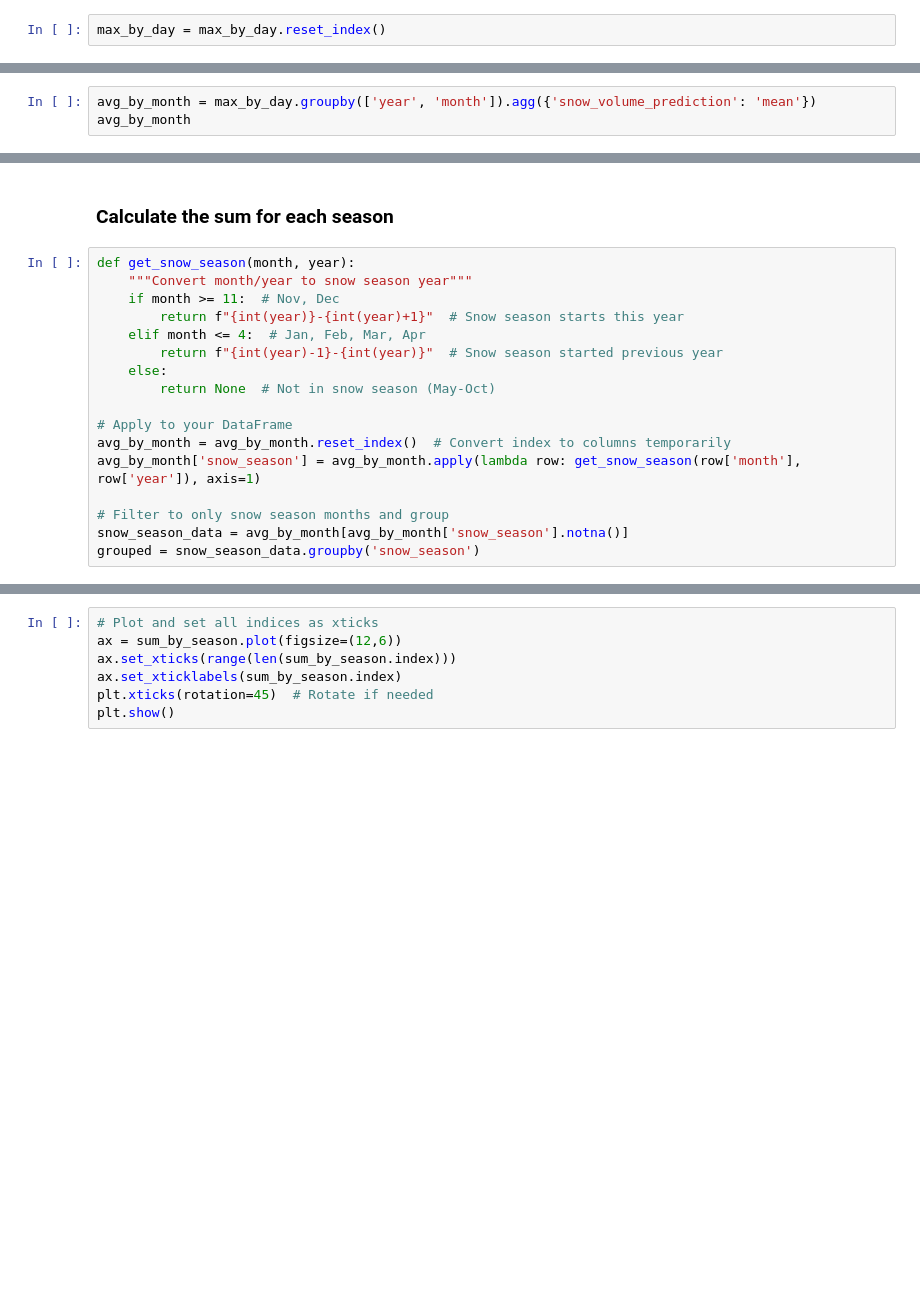
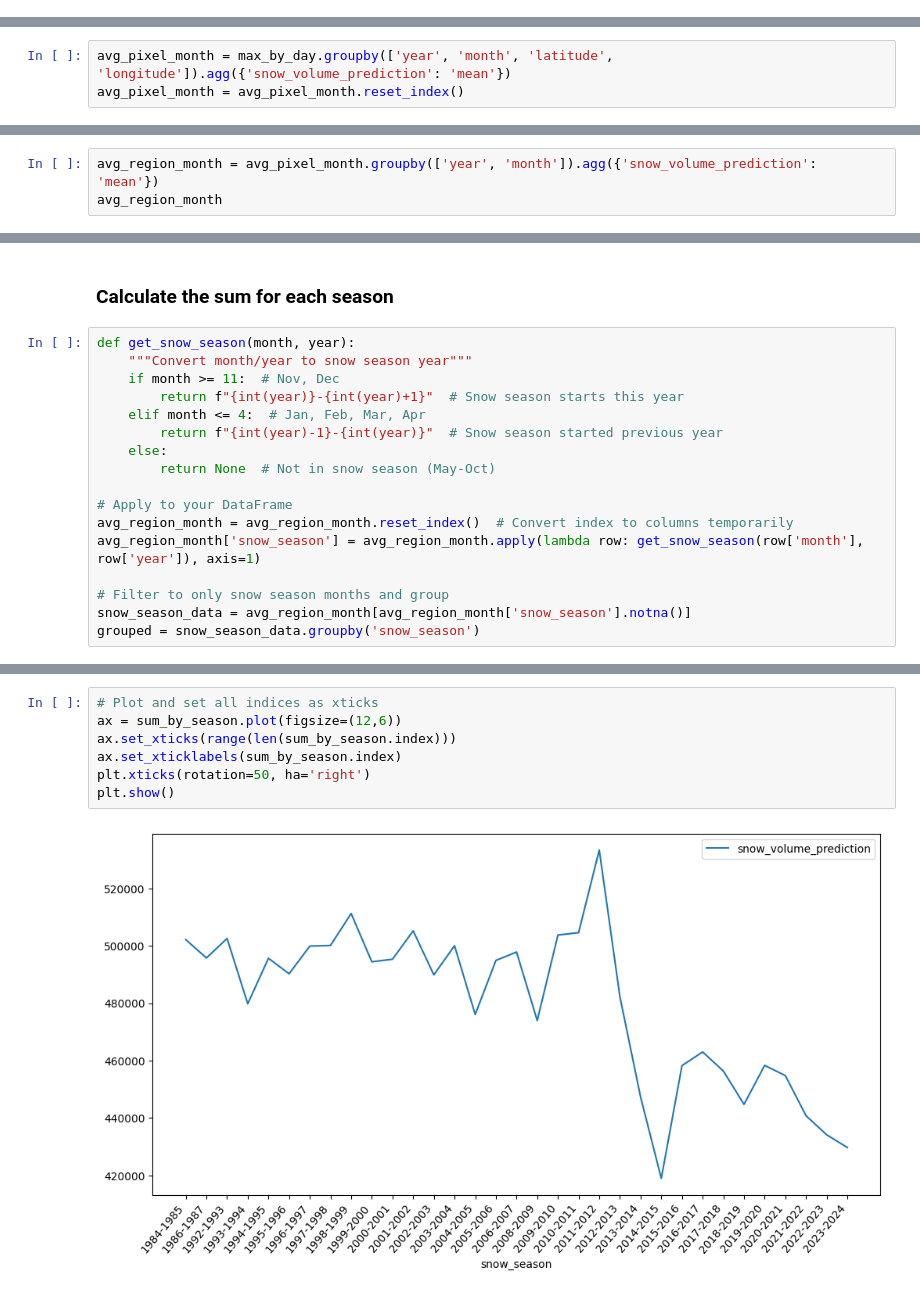
Before and after one commit to abarciauskas-bgse/snow-depth-estimation, a Jupyter notebook: 04_estimate_snow.ipynb, the cells around one changed output, grey strips where cells are left out. Saved outputs shown, nothing was run; the diff lists cells and outputs as text; blank space fills up the shorter version.

```diff
--- a/04_estimate_snow.ipynb
+++ b/04_estimate_snow.ipynb
@@ -100,5 +104,3 @@ for daily_index in max_by_day.index.unique():
 # Then we can sum those up to get the total area of snow for each year.
 area_of_each_pixel = 30 * 30
 max_by_day['snow_volume_prediction'] = max_by_day['snow_depth_prediction'] * area_of_each_pixel
-# %%
-max_by_day = max_by_day.reset_index()
@@ -105 +111,4 @@ max_by_day = max_by_day.reset_index()
+# %%
+avg_pixel_month = max_by_day.groupby(['year', 'month', 'latitude', 'longitude']).agg({'snow_volume_prediction': 'mean'})
+avg_pixel_month = avg_pixel_month.reset_index()
 # %%
@@ -128,5 +138,5 @@ fig.show()
 # %% [markdown]
 ### Calculate the monthly average across the daily max volume
 # %%
-avg_by_month = max_by_day.groupby(['year', 'month']).agg({'snow_volume_prediction': 'mean'})
-avg_by_month
+avg_region_month = avg_pixel_month.groupby(['year', 'month']).agg({'snow_volume_prediction': 'mean'})
+avg_region_month
@@ -143,11 +168,11 @@ def get_snow_season(month, year):
         return None  # Not in snow season (May-Oct)
 
 # Apply to your DataFrame
-avg_by_month = avg_by_month.reset_index()  # Convert index to columns temporarily
-avg_by_month['snow_season'] = avg_by_month.apply(lambda row: get_snow_season(row['month'], row['year']), axis=1)
+avg_region_month = avg_region_month.reset_index()  # Convert index to columns temporarily
+avg_region_month['snow_season'] = avg_region_month.apply(lambda row: get_snow_season(row['month'], row['year']), axis=1)
 
 # Filter to only snow season months and group
-snow_season_data = avg_by_month[avg_by_month['snow_season'].notna()]
+snow_season_data = avg_region_month[avg_region_month['snow_season'].notna()]
 grouped = snow_season_data.groupby('snow_season')
 # %%
 filter_incomplete_seasons = grouped.filter(lambda group: len(group) == 6, dropna=True)
@@ -156,7 +200,9 @@ sum_by_season
 # %%
 # Plot and set all indices as xticks
 ax = sum_by_season.plot(figsize=(12,6))
 ax.set_xticks(range(len(sum_by_season.index)))
 ax.set_xticklabels(sum_by_season.index)
-plt.xticks(rotation=45)  # Rotate if needed
+plt.xticks(rotation=50, ha='right')
 plt.show()
+# %% [output]
+[figure, added]
```
Also changed, not shown: parts of 9 cells of this notebook, 5 other files.
